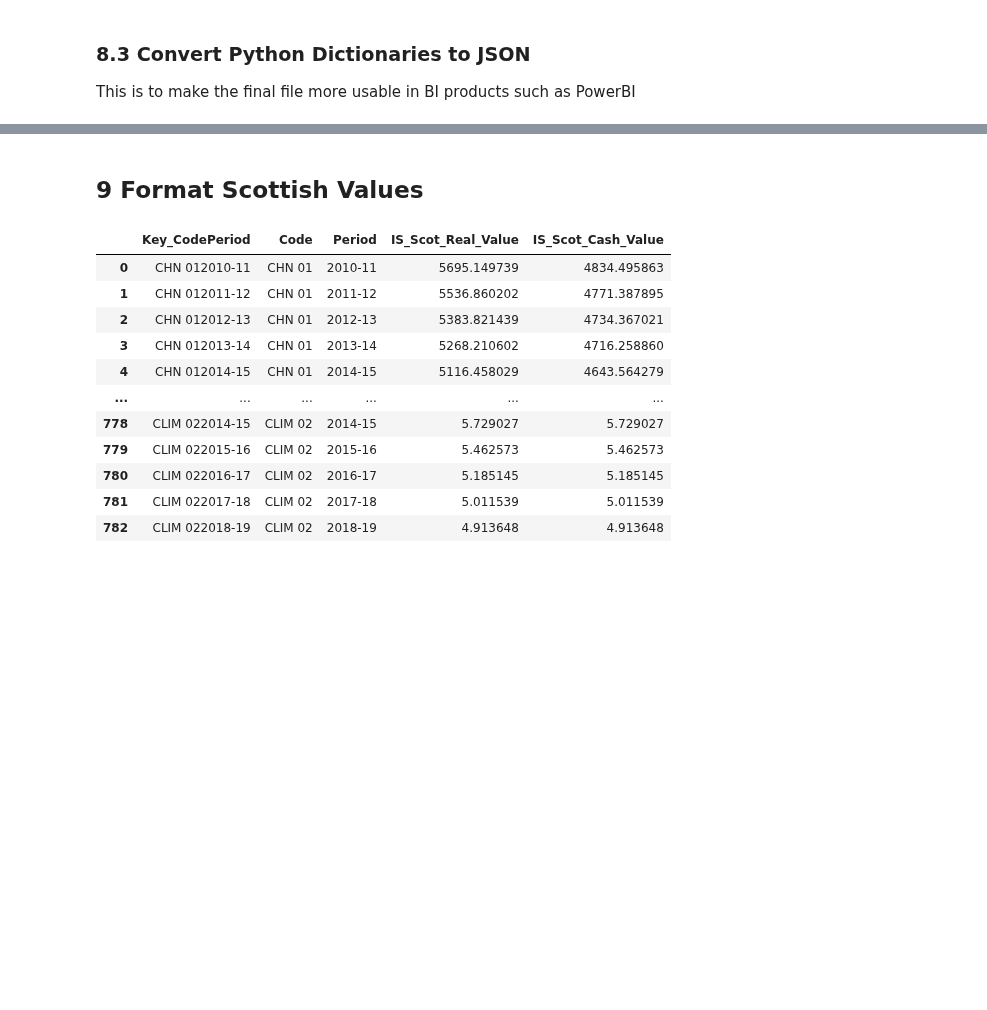
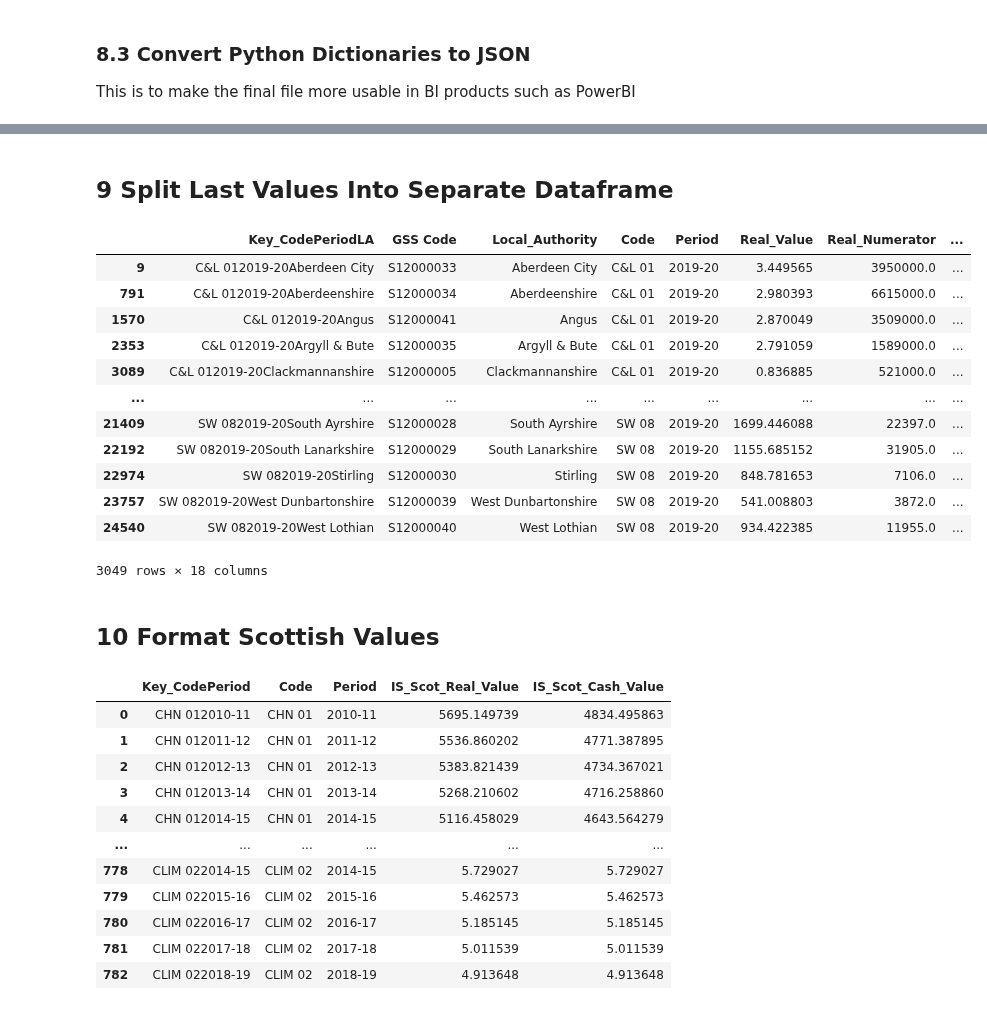
Before and after one commit to SC-TPP/LGBF, a Jupyter notebook: Transform LGBF Data File.ipynb, the cells around one changed output, grey strips where cells are left out. Cells and saved outputs as stored; diff of their text form; code cells hidden in the pictures; blank space fills up the shorter version.

```diff
--- a/Transform LGBF Data File.ipynb
+++ b/Transform LGBF Data File.ipynb
@@ -1131,5 +1132,28 @@ all_LGBFData
+# %% [markdown]
+## 9 Split Last Values Into Separate Dataframe
+# %%
+LastValues = all_LGBFData.copy(deep = True)
+LastValues.sort_values(by = ['Code','Period','Local_Authority'],inplace = True)
+LastValues = LastValues.groupby(['Code','Local_Authority']).tail(1)
+LastValues['Key_CodePeriodLA'] = LastValues['Code'] + LastValues['Period'] + LastValues['Local_Authority']
+LastValues = LastValues[['Key_CodePeriodLA','GSS Code','Local_Authority','Code','Period','Real_Value','Real_Numerator','Real_Denominator','Cash_Value','Cash_Numerator','Cash_Denominator','ScotRank','ScotPct','FamilyRank','FamilyPct','Previous_Row','First_Row','Changes']]
+LastValues
+# %% [output]
+|  | Key_CodePeriodLA | GSS Code | Local_Authority | Code | Period | Real_Value | Real_Numerator | ... |
+| 9 | C&L 012019-20Aberdeen City | S12000033 | Aberdeen City | C&L 01 | 2019-20 | 3.449565 | 3950000.0 | ... |
+| 791 | C&L 012019-20Aberdeenshire | S12000034 | Aberdeenshire | C&L 01 | 2019-20 | 2.980393 | 6615000.0 | ... |
+| 1570 | C&L 012019-20Angus | S12000041 | Angus | C&L 01 | 2019-20 | 2.870049 | 3509000.0 | ... |
+| 2353 | C&L 012019-20Argyll & Bute | S12000035 | Argyll & Bute | C&L 01 | 2019-20 | 2.791059 | 1589000.0 | ... |
+| 3089 | C&L 012019-20Clackmannanshire | S12000005 | Clackmannanshire | C&L 01 | 2019-20 | 0.836885 | 521000.0 | ... |
+| ... | ... | ... | ... | ... | ... | ... | ... | ... |
+| 21409 | SW 082019-20South Ayrshire | S12000028 | South Ayrshire | SW 08 | 2019-20 | 1699.446088 | 22397.0 | ... |
+| 22192 | SW 082019-20South Lanarkshire | S12000029 | South Lanarkshire | SW 08 | 2019-20 | 1155.685152 | 31905.0 | ... |
+| 22974 | SW 082019-20Stirling | S12000030 | Stirling | SW 08 | 2019-20 | 848.781653 | 7106.0 | ... |
+| 23757 | SW 082019-20West Dunbartonshire | S12000039 | West Dunbartonshire | SW 08 | 2019-20 | 541.008803 | 3872.0 | ... |
+| 24540 | SW 082019-20West Lothian | S12000040 | West Lothian | SW 08 | 2019-20 | 934.422385 | 11955.0 | ... |
+3049 rows × 18 columns
 # %% [markdown]
-## 9 Format Scottish Values
+## 10 Format Scottish Values
 # %%
  # Convert value columns to numeric only using errors = 'coerce' to force any text values (dna, *, N/A etc.) to return NaN.
 ISScottishValues[['Real_Value','Cash_Value']] = ISScottishValues[['Real_Value','Cash_Value']].apply(pd.to_numeric,errors='coerce')
```
Also changed, not shown: parts of 4 cells of this notebook, 7 other files.
